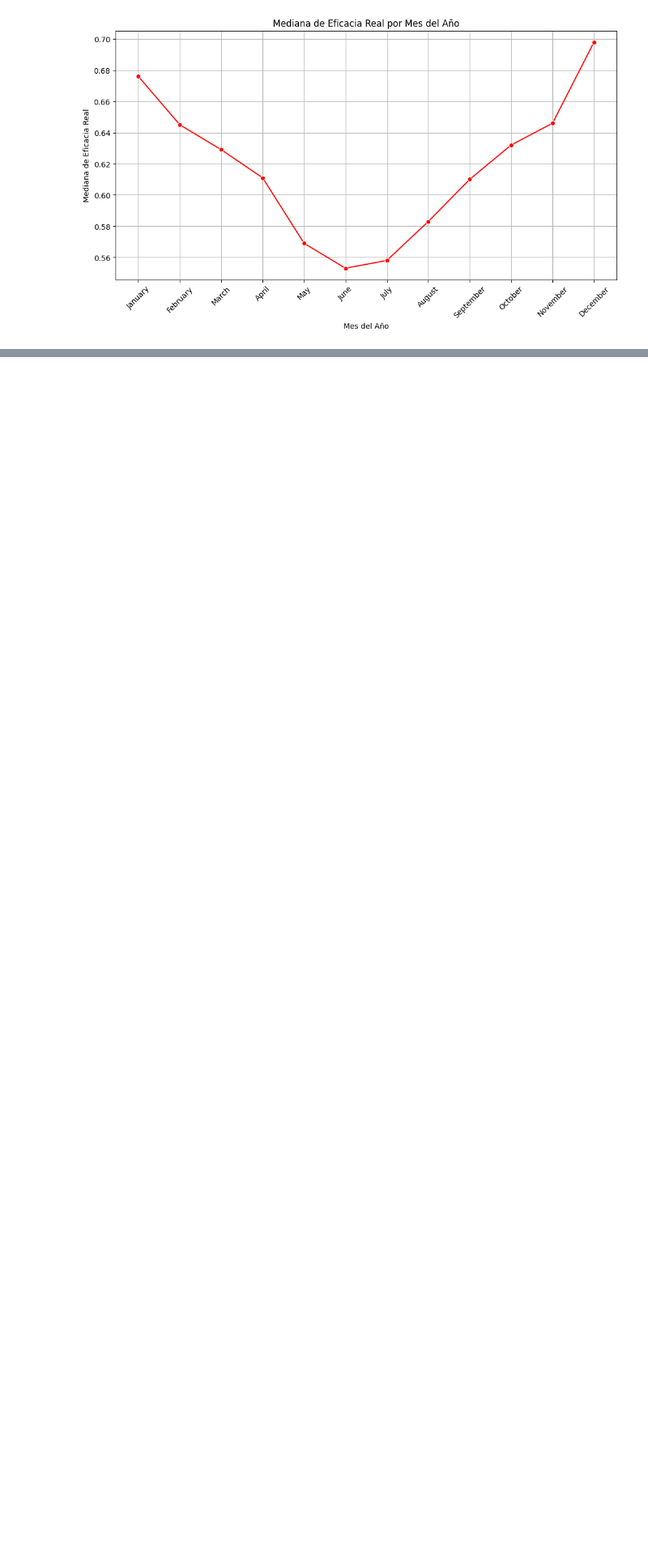
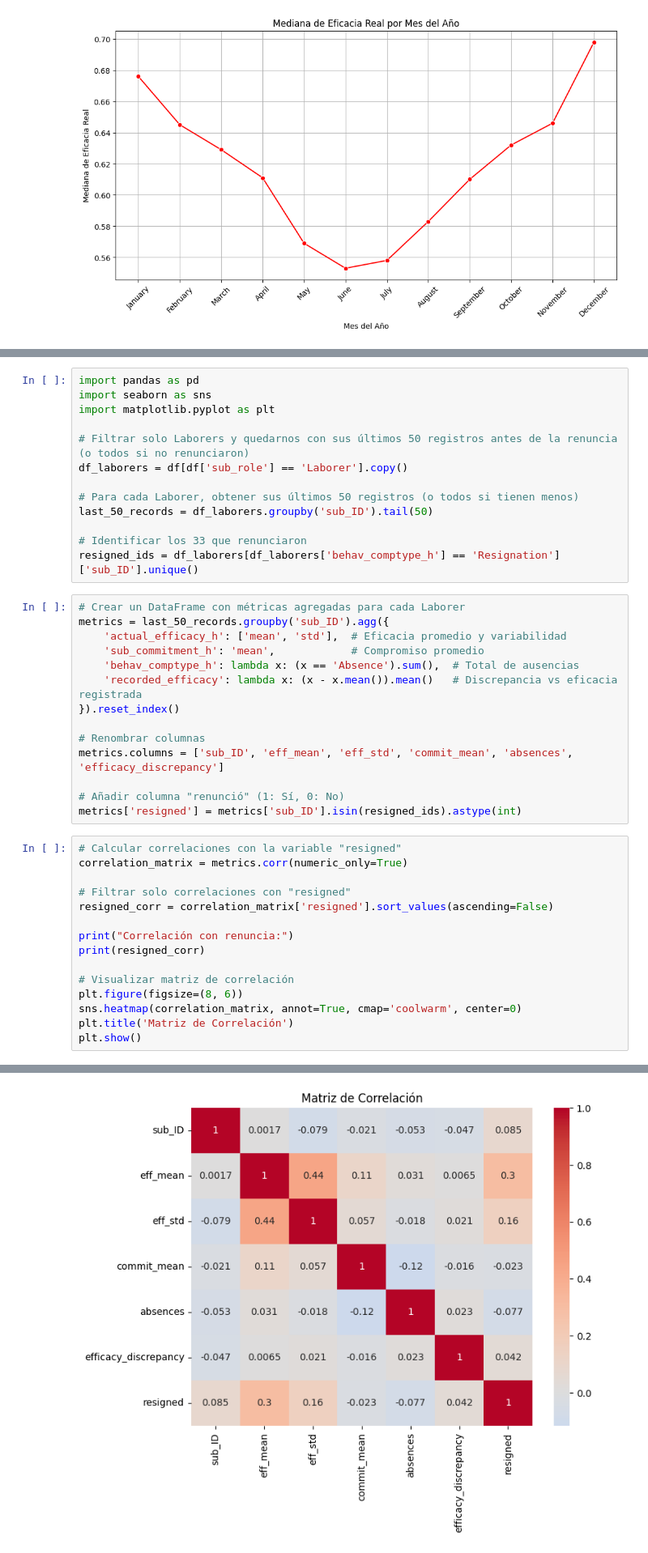
Before and after one commit to JuanAddad/analisis_dataset_3, a Jupyter notebook: analisis_dataset_3.ipynb, the cells around one changed output, grey strips where cells are left out. Shown at 81% size. Saved outputs shown, nothing was run; the diff lists cells and outputs as text; blank space fills up the shorter version.

```diff
--- a/analisis_dataset_3.ipynb
+++ b/analisis_dataset_3.ipynb
@@ -547,0 +862,43 @@ Se consideró nuevamente la mediana al ser más robusta frente a valores atípic
+# %%
+import pandas as pd
+import seaborn as sns
+import matplotlib.pyplot as plt
+
+# Filtrar solo Laborers y quedarnos con sus últimos 50 registros antes de la renuncia (o todos si no renunciaron)
+df_laborers = df[df['sub_role'] == 'Laborer'].copy()
+
+# Para cada Laborer, obtener sus últimos 50 registros (o todos si tienen menos)
+last_50_records = df_laborers.groupby('sub_ID').tail(50)
+
+# Identificar los 33 que renunciaron
+resigned_ids = df_laborers[df_laborers['behav_comptype_h'] == 'Resignation']['sub_ID'].unique()
+# %%
+# Crear un DataFrame con métricas agregadas para cada Laborer
+metrics = last_50_records.groupby('sub_ID').agg({
+    'actual_efficacy_h': ['mean', 'std'],  # Eficacia promedio y variabilidad
+    'sub_commitment_h': 'mean',            # Compromiso promedio
+    'behav_comptype_h': lambda x: (x == 'Absence').sum(),  # Total de ausencias
+    'recorded_efficacy': lambda x: (x - x.mean()).mean()   # Discrepancia vs eficacia registrada
+}).reset_index()
+
+# Renombrar columnas
+metrics.columns = ['sub_ID', 'eff_mean', 'eff_std', 'commit_mean', 'absences', 'efficacy_discrepancy']
+
+# Añadir columna "renunció" (1: Sí, 0: No)
+metrics['resigned'] = metrics['sub_ID'].isin(resigned_ids).astype(int)
+# %%
+# Calcular correlaciones con la variable "resigned"
+correlation_matrix = metrics.corr(numeric_only=True)
+
+# Filtrar solo correlaciones con "resigned"
+resigned_corr = correlation_matrix['resigned'].sort_values(ascending=False)
+
+print("Correlación con renuncia:")
+print(resigned_corr)
+
+# Visualizar matriz de correlación
+plt.figure(figsize=(8, 6))
+sns.heatmap(correlation_matrix, annot=True, cmap='coolwarm', center=0)
+plt.title('Matriz de Correlación')
+plt.show()
+# %% [output]
@@ -547,0 +914 @@ Se consideró nuevamente la mediana al ser más robusta frente a valores atípic
+[figure, added]
```
Also changed, not shown: parts of 44 cells of this notebook.
